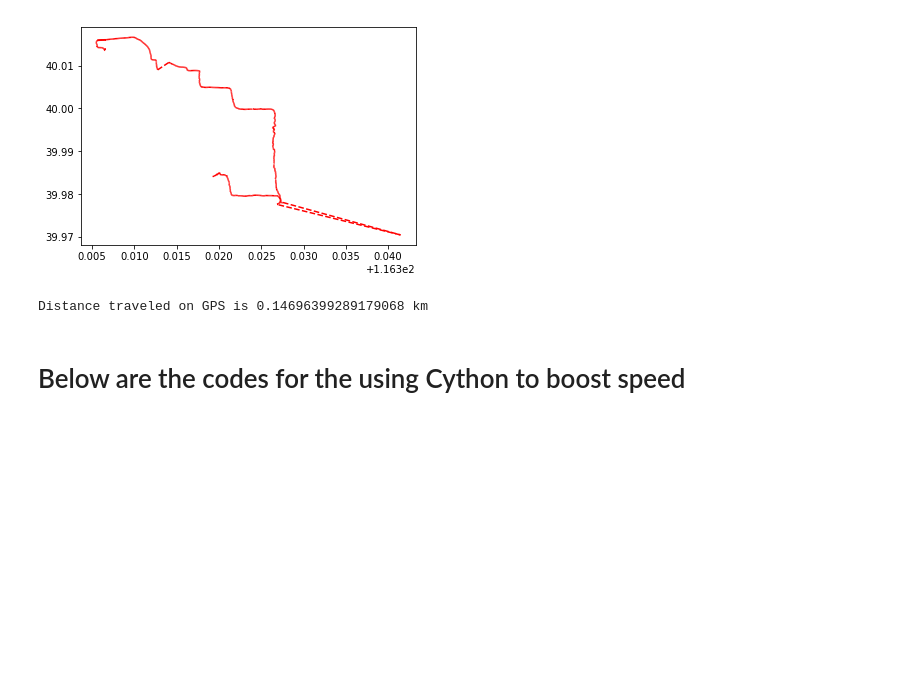
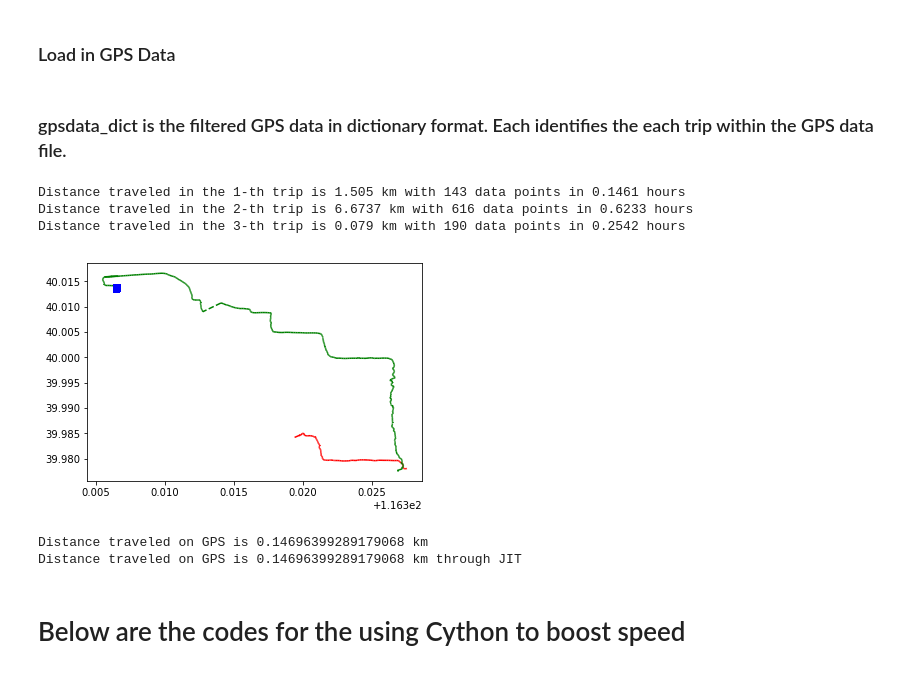
Before and after one commit to pmnyc/my_tools, a Jupyter notebook: test_cython_on_gps_telematics_data.ipynb, the cells around one changed output. Cells and saved outputs as stored; diff of their text form; code cells hidden in the pictures; blank space fills up the shorter version.

```diff
--- a/test_cython_on_gps_telematics_data.ipynb
+++ b/test_cython_on_gps_telematics_data.ipynb
@@ -192,0 +235,2 @@ gpsdata3
+# %% [markdown]
+### Load in GPS Data
@@ -193,18 +240,39 @@ gpsdata3
+# %%
+gpsdata_tuple = df_filter_by_median(df=append_speed(gpsdata))
+gpsdata = gpsdata_tuple[0][gpsdata.columns.values]  # gpsdata is now filtered
+gpsdata_deleted = gpsdata_tuple[1]
+gpsdata_dict = split_trips_by_time(df=gpsdata, time_column='timestamp', time_gap_threshold_sec = TIME_GAP_FOR_ONE_TRIP)
+# %% [markdown]
+### gpsdata_dict is the filtered GPS data in dictionary format. Each identifies the each trip within the GPS data file.
 # %%
 # plot the path
 import matplotlib.pyplot as plt
 
-for i in range(len(gpsdata3)):
-    lat, lng = tuple(gpsdata3.iloc[i, :2])
+plottypes = ["r--", "g--","bs", "bo"]
+keys_ = list(gpsdata_dict.keys())
+for i in range(len(keys_)):
     #plt.scatter(lng, lat)
-    try:
-        n_lat, n_lng = tuple(gpsdata3.iloc[i+1, :2])
-        plt.plot((lng, n_lng),(lat, n_lat), "r--")
-    except IndexError:
-        pass
+    plottype_ = plottypes[i % 3]
+    gps_ = gpsdata_dict[keys_[i]]
+    gps_with_speed_ = append_speed(gps_)
+    print("Distance traveled in the {}-th trip is {} km with {} data points in {} hours".format(
+                    i+1,
+                    round(gps_with_speed_['distance'].sum(),4),
+                    gps_with_speed_.shape[0],
+                    round((gps_with_speed_['timestamp'].max()-gps_with_speed_['timestamp'].min())/3600.,4)))
+    for ii in range(gps_.shape[0]):
+        lat, lng = tuple(gps_.iloc[ii, :2])
+        try:
+            n_lat, n_lng = tuple(gps_.iloc[ii+1, :2])
+            plt.plot((lng, n_lng),(lat, n_lat), plottype_)
+        except IndexError:
+            pass
 plt.show()
 # %% [output]
+Distance traveled in the 1-th trip is 1.505 km with 143 data points in 0.1461 hours
+Distance traveled in the 2-th trip is 6.6737 km with 616 data points in 0.6233 hours
+Distance traveled in the 3-th trip is 0.079 km with 190 data points in 0.2542 hours
-[figure, old version]
+[figure, new version]
 # %%
 gpsdata2 = np.array([[53.3854313241815,-1.4932127483203013, 1384209632918],
                     [53.38609362252086,-1.4951305729482556, 1384209650218]])
@@ -215,8 +283,19 @@ distance = sum([calc_distance(gpsdata2[i][0],
                               gpsdata2[i+1][1], "km")
                 for i in range(len(gpsdata2)-1)])
 print("Distance traveled on GPS is {} km".format(distance))
+
+
+# Test JIT version to see if it matches results from above
+gpsdata3 = np.array([[53.3854313241815,-1.4932127483203013, 53.38609362252086,-1.4951305729482556],
+                    [53.3854313241815,-1.4932127483203013, 53.38609362252086,-1.4951305729482556]])
+distance2 = sum(calc_distance_km_withnumba(gpsdata3[:, 0],
+                              gpsdata3[:, 1],
+                              gpsdata3[:, 2],
+                              gpsdata3[:, 3])) * 0.5
+print("Distance traveled on GPS is {} km through JIT".format(distance2))
 # %% [output]
 Distance traveled on GPS is 0.14696399289179068 km
+Distance traveled on GPS is 0.14696399289179068 km through JIT
 # %% [markdown]
 # Below are the codes for the using Cython to boost speed
 # %%
```
Also changed, not shown: parts of 9 cells of this notebook.
